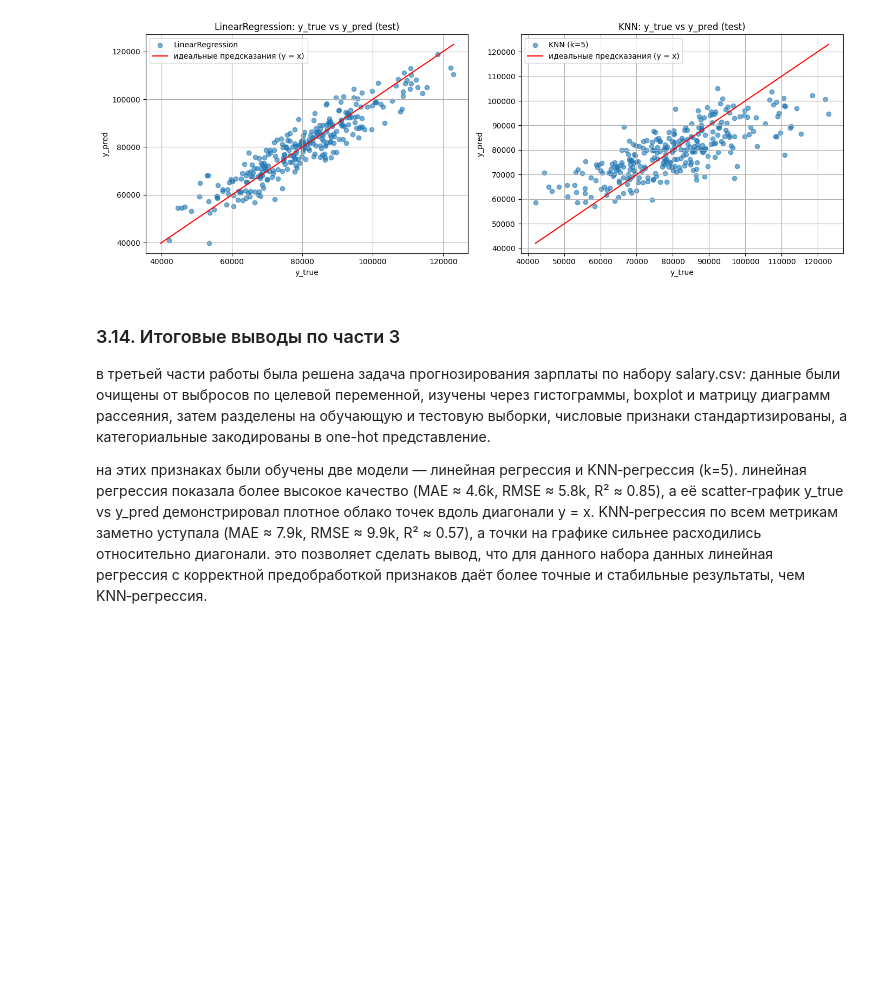
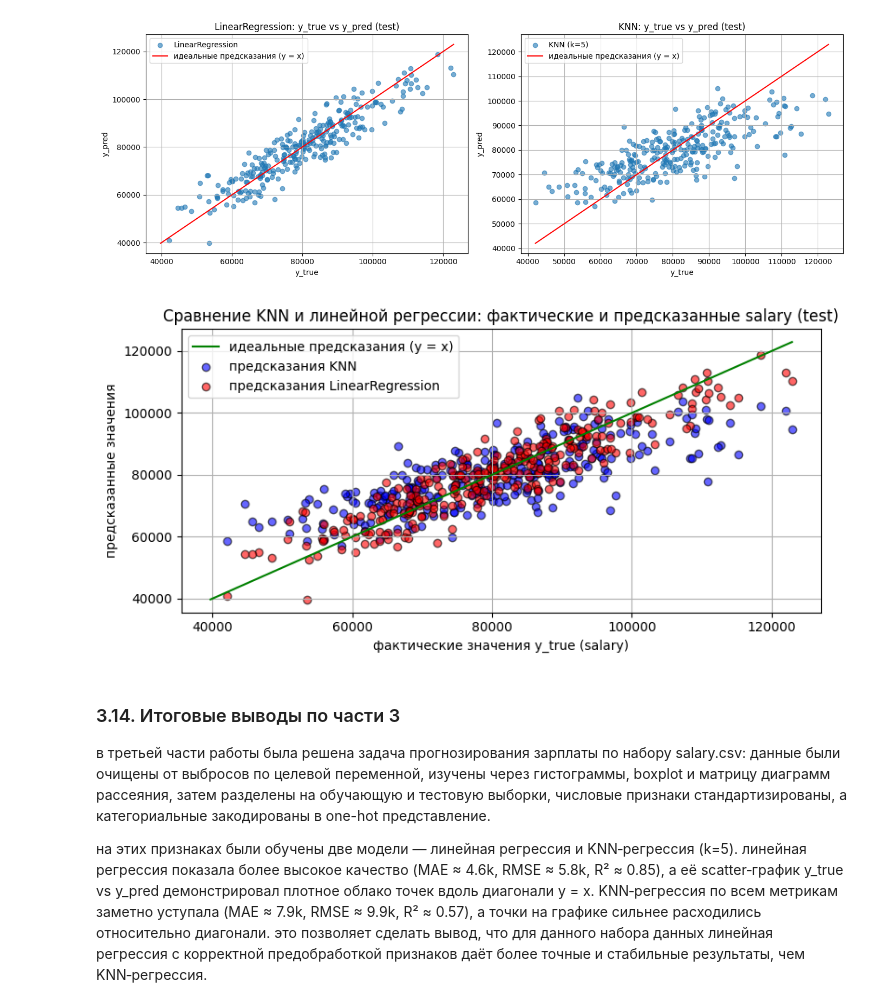
Before and after one commit to cocahonka/suai-data-science-labs, a Jupyter notebook: lab3/ЛР3_Мясников_7.ipynb, the cells around one changed output. Saved outputs shown, nothing was run; the diff lists cells and outputs as text; code cells hidden in the pictures; blank space fills up the shorter version.

```diff
--- a/lab3/ЛР3_Мясников_7.ipynb
+++ b/lab3/ЛР3_Мясников_7.ipynb
@@ -1086,6 +1184,43 @@ R^2  : 0.5742971326051687
 LinearRegression  3.411931e+07  4619.523530  5841.173431  0.852047
 KNN (k=5)         9.817126e+07  7868.630488  9908.141214  0.574297
 [figure]
+# %%
+# дополнительная визуализация KNN-регрессии:
+# единый график со сравнением фактических значений и предсказаний двух моделей
+# - линия идеальных предсказаний y = x
+# - синие точки с обводкой — предсказания KNN
+# - красные точки — предсказания линейной регрессии
+
+plt.figure(figsize=(8, 4))
+
+# общие границы для всех значений
+min_val = min(y_test.min(), y_pred_test.min(), y_pred_knn.min())
+max_val = max(y_test.max(), y_pred_test.max(), y_pred_knn.max())
+
+# линия идеальных предсказаний y = x
+plt.plot([min_val, max_val], [min_val, max_val],
+         color='green', label='идеальные предсказания (y = x)')
+
+# синие точки с обводкой — предсказания KNN (y_true vs y_pred_knn)
+plt.scatter(y_test.values, y_pred_knn,
+            color='blue', edgecolors='black', alpha=0.6,
+            label='предсказания KNN')
+
+# красные точки — предсказания линейной регрессии (y_true vs y_pred_test)
+plt.scatter(y_test.values, y_pred_test,
+            color='red', edgecolors='black', alpha=0.6,
+            label='предсказания LinearRegression')
+
+plt.title('Сравнение KNN и линейной регрессии: фактические и предсказанные salary (test)')
+plt.xlabel('фактические значения y_true (salary)')
+plt.ylabel('предсказанные значения')
+plt.legend()
+plt.grid(True)
+
+plt.tight_layout()
+plt.show()
+# %% [output]
+[figure, added]
 # %% [markdown]
 ### 3.14. Итоговые выводы по части 3
 
```
Also changed, not shown: parts of 28 cells of this notebook.
